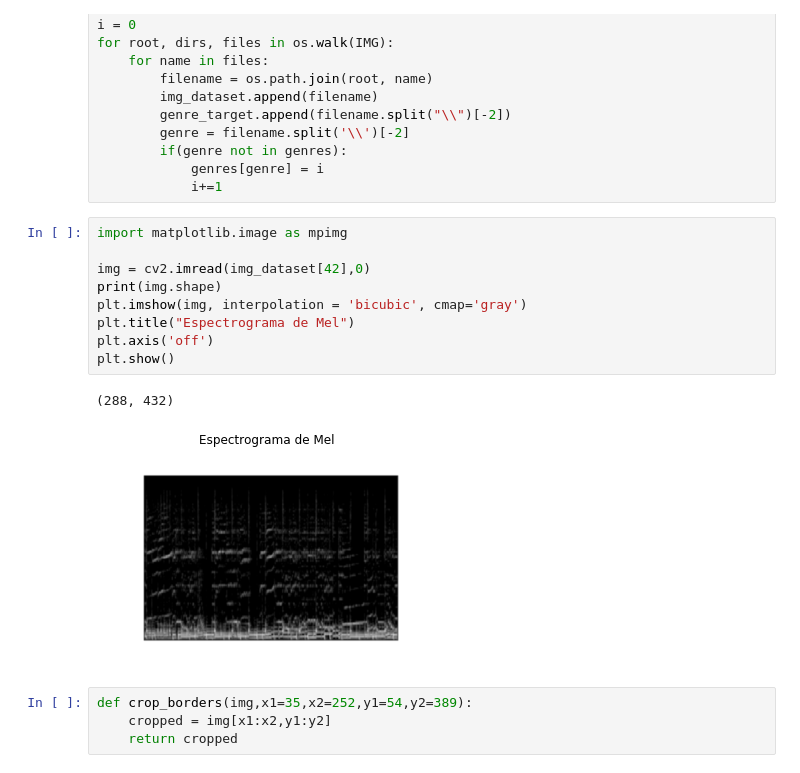
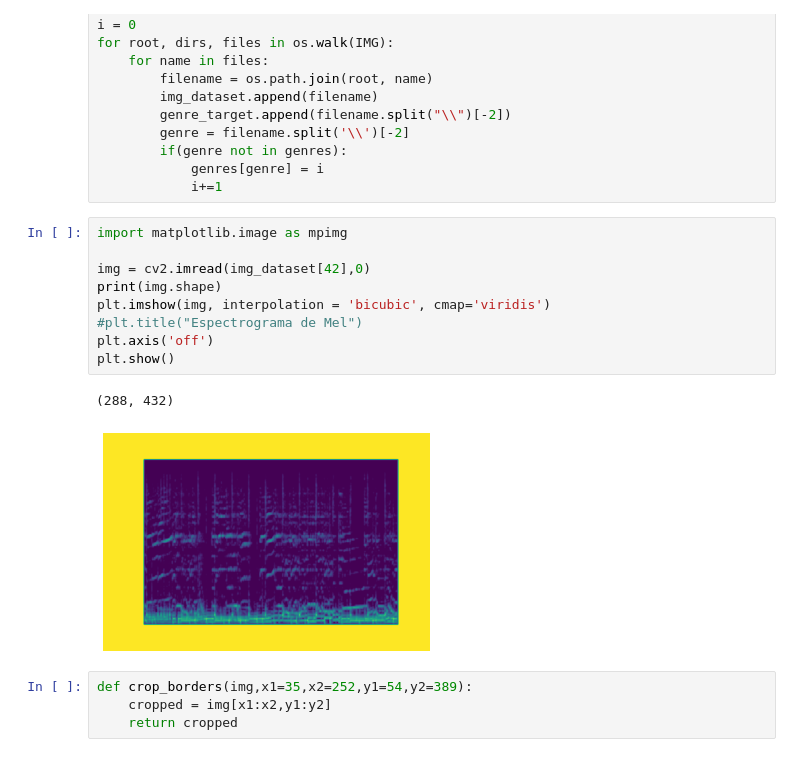
Before and after one commit to GuillermoOvejeroSanchez/Music_Genre_Classifier, a Jupyter notebook: Music Genre Classifier - Spectrogram.ipynb, the cells around one changed output. Cells and saved outputs as stored; diff of their text form.

```diff
--- a/Music Genre Classifier - Spectrogram.ipynb
+++ b/Music Genre Classifier - Spectrogram.ipynb
@@ -22,15 +22,15 @@ for root, dirs, files in os.walk(IMG):
 # %%
 import matplotlib.image as mpimg
 
 img = cv2.imread(img_dataset[42],0)
 print(img.shape)
-plt.imshow(img, interpolation = 'bicubic', cmap='gray')
-plt.title("Espectrograma de Mel")
+plt.imshow(img, interpolation = 'bicubic', cmap='viridis')
+#plt.title("Espectrograma de Mel")
 plt.axis('off')
 plt.show()
 # %% [output]
 (288, 432)
-[figure, old version]
+[figure, new version]
 # %%
 def crop_borders(img,x1=35,x2=252,y1=54,y2=389):
     cropped = img[x1:x2,y1:y2]
```
Also changed, not shown: parts of 1 cell of this notebook, 2 other files.
